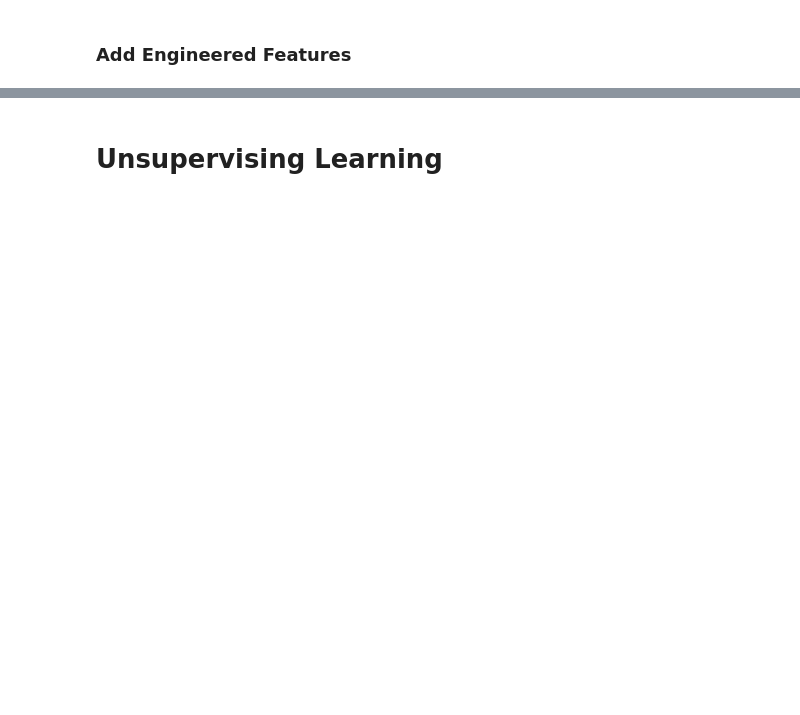
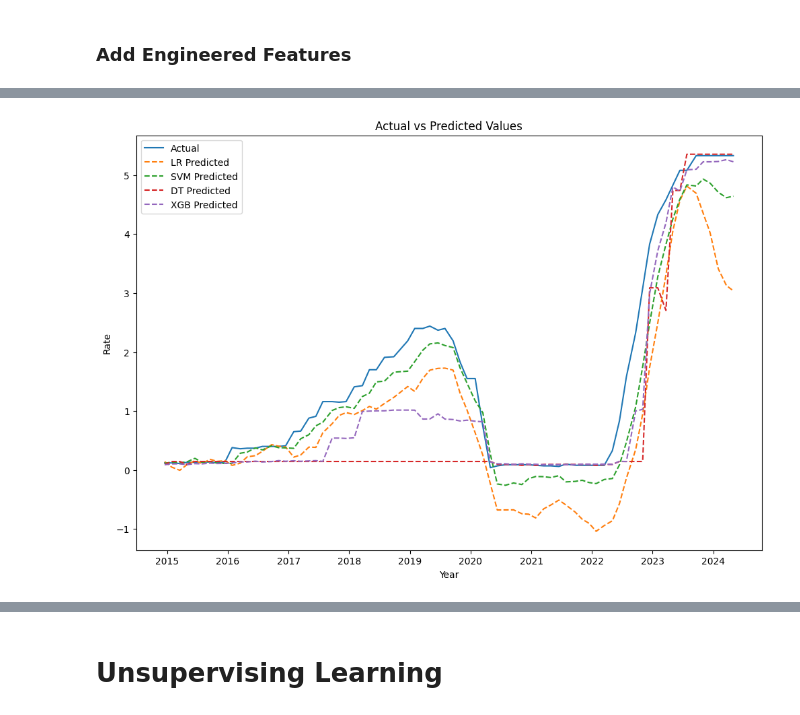
Before and after one commit to Cydia13526/s24-milestone2-team7-cspaarg-cydia-davidrez, a Jupyter notebook: project.ipynb, the cells around one changed output, grey strips where cells are left out. Drawn from its saved outputs; the diff is of its cells as text; code cells hidden in the pictures; blank space fills up the shorter version.

```diff
--- a/project.ipynb
+++ b/project.ipynb
@@ -411,0 +463,90 @@ X_train
+# %%
+from xgboost import XGBRegressor
+
+
+# Define pipelines for each model
+lr_pipeline = Pipeline([
+    ('clf', LinearRegression())
+])
+
+svm_pipeline = Pipeline([
+    ('clf', SVR(kernel='linear'))
+])
+
+dt_pipeline = Pipeline([
+    ('clf', DecisionTreeRegressor(random_state=42))
+])
+
+xgb_pipeline = Pipeline([
+    ('clf', XGBRegressor(random_state=42))
+])
+
+# Define parameter grids for GridSearchCV
+param_grid_lr = {}
+
+param_grid_svm = {
+    'clf__C': [0.1, 1, 10]
+}
+
+param_grid_dt = {
+    'clf__max_depth': [5, 10, 20]
+}
+
+param_grid_xgb = {
+    'clf__n_estimators': [100, 200, 300],
+    'clf__learning_rate': [0.01, 0.1, 0.2],
+    'clf__max_depth': [3, 5, 7]
+}
+
+# Perform grid search
+lr_search = GridSearchCV(lr_pipeline, param_grid_lr, scoring='neg_mean_squared_error', cv=5)
+svm_search = GridSearchCV(svm_pipeline, param_grid_svm, scoring='neg_mean_squared_error', cv=5)
+dt_search = GridSearchCV(dt_pipeline, param_grid_dt, scoring='neg_mean_squared_error', cv=5)
+xgb_search = GridSearchCV(xgb_pipeline, param_grid_xgb, scoring='neg_mean_squared_error', cv=5)
+
+# Evaluation function
+def evaluate_model(search, X_train_final, X_test_final, y_train, y_test, model_name):
+    search.fit(X_train_final, y_train)
+    predictions = search.predict(X_test_final)
+    mse = mean_squared_error(y_test, predictions)
+    r2 = r2_score(y_test, predictions)
+    print(f"Best Parameters for {model_name}: {search.best_params_}")
+    print(f"Mean Squared Error for {model_name}: {mse}")
+    print(f"R^2 Score for {model_name}: {r2}")
+
+    # Update results dictionary
+    results[model_name] = {
+        'model': search.best_estimator_,
+        'predicted': predictions,
+        'mse': mse,
+        'r2': r2
+    }
+
+    return predictions
+
+# Evaluate models
+print("Linear Regression:")
+lr_predictions = evaluate_model(lr_search, X_train_transformed, X_test_transformed, y_train, y_test, 'lr')
+
+print("\nSupport Vector Machine (SVM):")
+svm_predictions = evaluate_model(svm_search, X_train_transformed, X_test_transformed, y_train, y_test, 'svm')
+
+print("\nDecision Tree Regressor:")
+dt_predictions = evaluate_model(dt_search, X_train_transformed, X_test_transformed, y_train, y_test, 'dt')
+
+print("\nXGBoost Regressor:")
+xgb_predictions = evaluate_model(xgb_search, X_train_transformed, X_test_transformed, y_train, y_test, 'xgb')
+
+# Plotting the results
+plt.figure(figsize=(12, 8))
+plt.plot(y_test.index, y_test, label='Actual', linestyle='solid')
+plt.plot(y_test.index, lr_predictions, label='LR Predicted', linestyle='dashed')
+plt.plot(y_test.index, svm_predictions, label='SVM Predicted', linestyle='dashed')
+plt.plot(y_test.index, dt_predictions, label='DT Predicted', linestyle='dashed')
+plt.plot(y_test.index, xgb_predictions, label='XGB Predicted', linestyle='dashed')
+plt.legend()
+plt.title('Actual vs Predicted Values')
+plt.xlabel('Year')
+plt.ylabel('Rate')
+plt.show()
+# %% [output]
@@ -411,0 +572 @@ X_train
+[figure, added]
```
Also changed, not shown: parts of 9 cells of this notebook.
